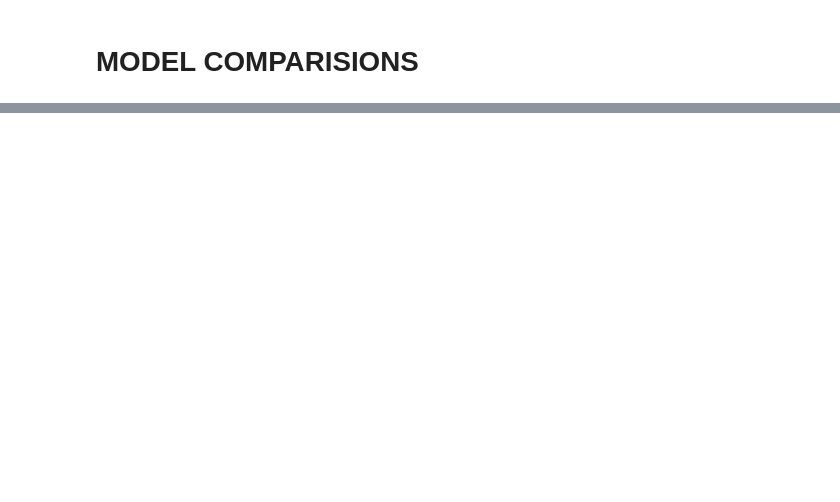
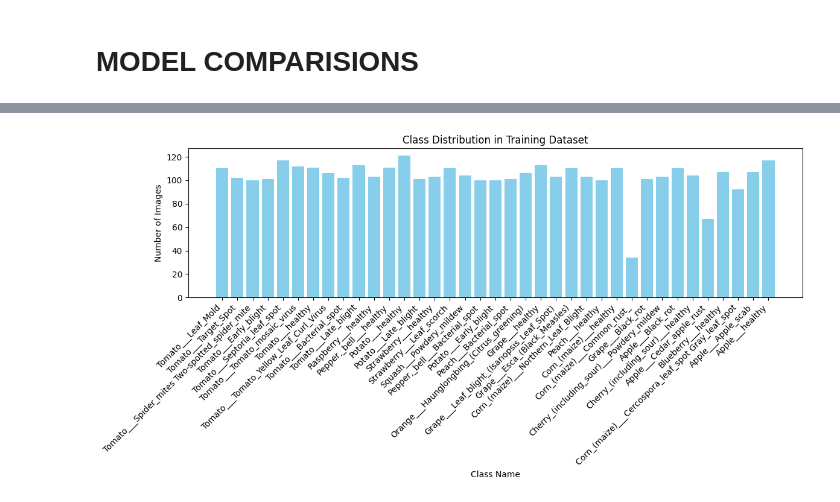
Before and after one commit to CHENNURUHARISH/PLANT-LEAF-DISEASE-DETECTION, a Jupyter notebook: FINAL_DRAFT_CNN.ipynb, the cells around one changed output, grey strips where cells are left out. Saved outputs shown, nothing was run; the diff lists cells and outputs as text; code cells hidden in the pictures; blank space fills up the shorter version.

Commit message:
extra trainings before fine tuning deleting some for final code

```diff
--- a/FINAL_DRAFT_CNN.ipynb
+++ b/FINAL_DRAFT_CNN.ipynb
@@ -1007,0 +2449,15 @@ weighted avg       0.96      0.95      0.95      3770
+# %%
+# import os
+
+train_dir = "/content/drive/MyDrive/train"
+class_counts = {}
+
+for class_name in os.listdir(train_dir):
+    class_path = os.path.join(train_dir, class_name)
+    if os.path.isdir(class_path):
+        num_images = len([f for f in os.listdir(class_path) if os.path.isfile(os.path.join(class_path, f))])
+        class_counts[class_name] = num_images
+
+# Print counts
+for class_name, count in class_counts.items():
+    print(f"{class_name}: {count}")
@@ -1007,0 +2482,13 @@ weighted avg       0.96      0.95      0.95      3770
+# %%
+import matplotlib.pyplot as plt
+
+plt.figure(figsize=(12, 6))
+plt.bar(class_counts.keys(), class_counts.values(), color='skyblue')
+plt.xticks(rotation=45, ha='right')
+plt.title("Class Distribution in Training Dataset")
+plt.xlabel("Class Name")
+plt.ylabel("Number of Images")
+plt.tight_layout()
+plt.show()
+# %% [output]
+[figure, added]
```
Also changed, not shown: parts of 14 cells of this notebook.
